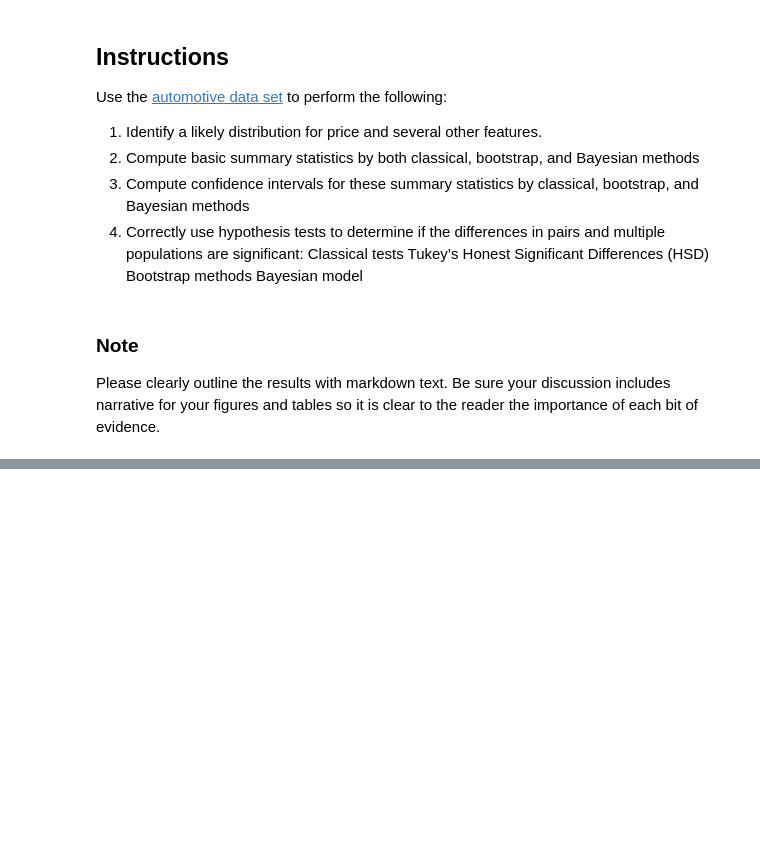
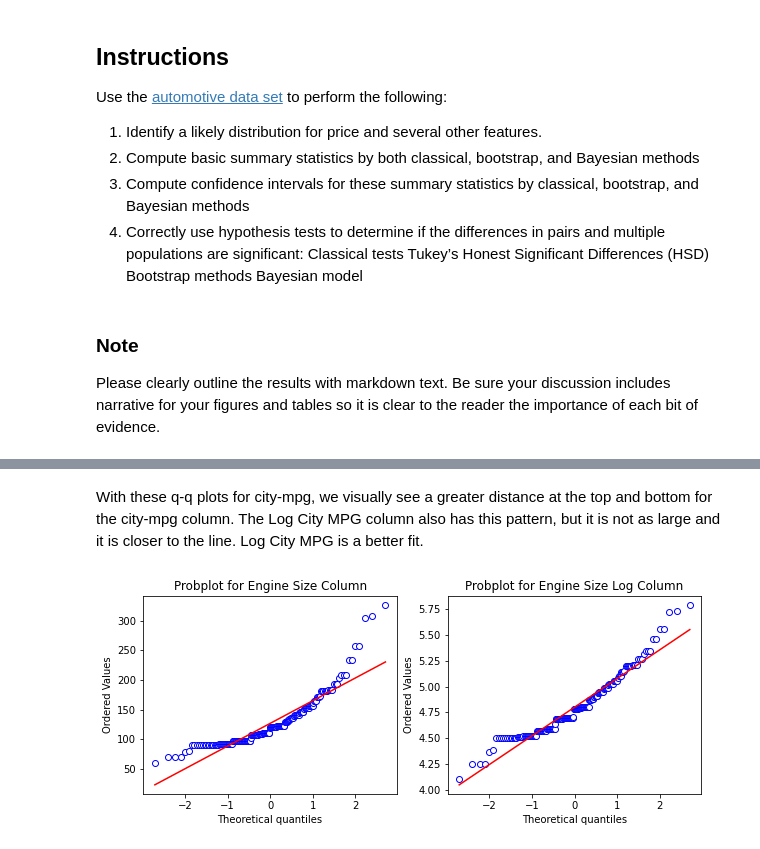
Before and after one commit to anajaved/UW_Data_Science_Cert, a Jupyter notebook: AnaJaved-M02-HypothesisSim.ipynb, the cells around one changed output, grey strips where cells are left out. Drawn from its saved outputs; the diff is of its cells as text; code cells hidden in the pictures; blank space fills up the shorter version.

```diff
--- a/AnaJaved-M02-HypothesisSim.ipynb
+++ b/AnaJaved-M02-HypothesisSim.ipynb
@@ -23,0 +151,7 @@ fileName = "https://library.startlearninglabs.uw.edu/DATASCI410/Datasets/Automob
+# %% [markdown]
+With these q-q plots for city-mpg, we visually see a greater distance at the top and bottom for the city-mpg column. The Log City MPG column also has this pattern, but it is not as large and it is closer to the line. Log City MPG is a better fit.
+# %%
+# Passing Engine Size and Log Engine Size Columns to the Q-Q Plot Function
+qq_plot(Auto.loc[:, 'engine-size'], Auto.loc[:, 'log-engine-size'], "Engine Size", "white")
+# %% [output]
+[figure, added]
```
Also changed, not shown: parts of 25 cells of this notebook.
